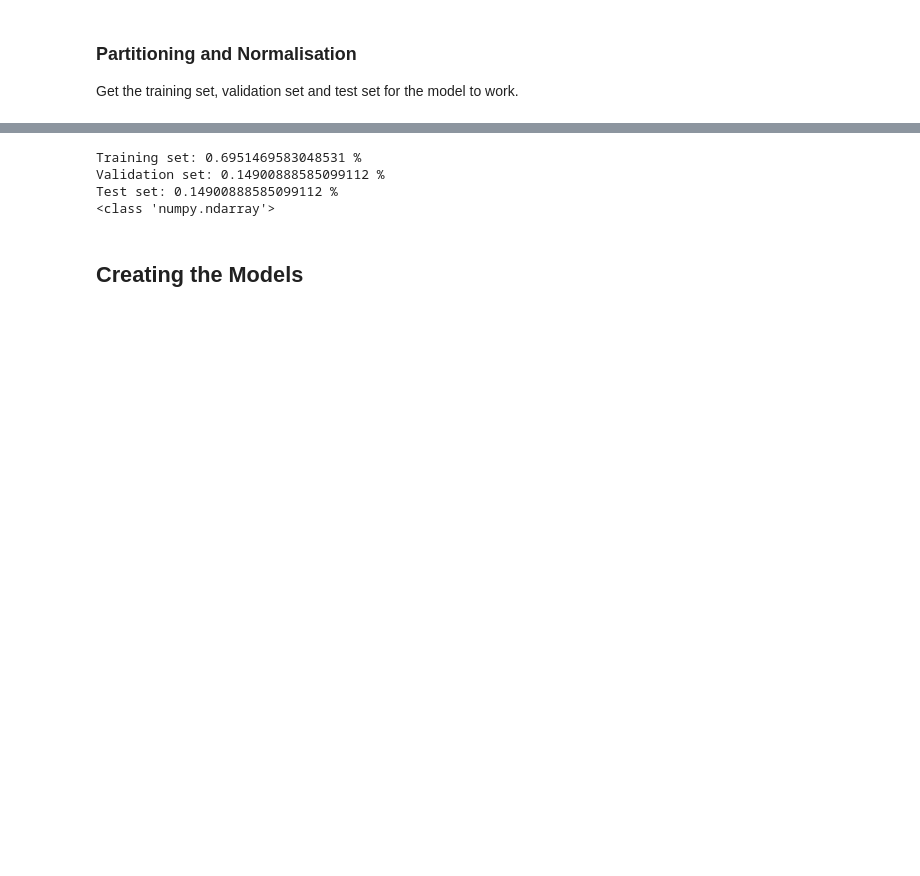
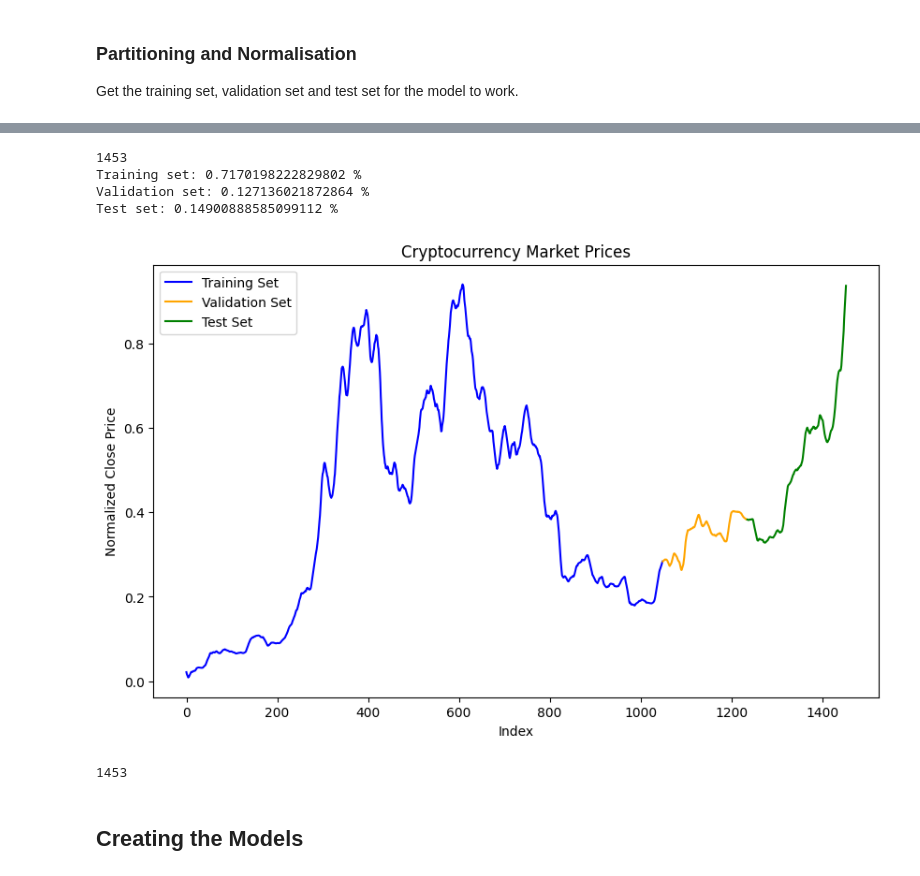
Before and after one commit to xLightless/uni-machine-learning, a Jupyter notebook: main.ipynb, the cells around one changed output, grey strips where cells are left out. Drawn from its saved outputs; the diff is of its cells as text; code cells hidden in the pictures; blank space fills up the shorter version.

```diff
--- a/main.ipynb
+++ b/main.ipynb
@@ -47,3 +56,11 @@ if __name__ == "__main__":
+# %%
+N_TIMESTEP = 10
+TEST_SIZE = 0.15
+UNITS = 128
+ACTIVATION_FUNCTION = "relu" # Non-linear
+RNN_ACTIVATION_FUNCTION = "sigmoid" # Linear
+RNN_OPTIMISER = "adam"
+LOSS_ERROR = "mse"
 # %% [markdown]
 # Preprocessing our data
 # %%
@@ -96,18 +151,16 @@ y = np.array(y)
 # %%
 # Split the data into Samples, steps, then features
-X = np.reshape(X, (X.shape[0], lookback, 1))
-
-train_size = 0.7
-test_size = 0.15
+X = np.reshape(X, (X.shape[0], N_TIMESTEP, 1))
+print(len(X))
 
 # Split the data into train, test and validation
 # First, split into train and test
 X_train, X_test, y_train, y_test = train_test_split(
-    X, y, test_size=test_size, shuffle=False
+    X, y, test_size=TEST_SIZE, shuffle=False
 )
 
-# Calculate remaining size for validation after allocating test set
-validation_size = (1.0 - train_size - test_size) / (1.0 - test_size)
+# Calc validation remainder: (0.15 * (1 - 0.15)) / (1 - 0.15)
+validation_size = (TEST_SIZE * (1.0 - TEST_SIZE)) / (1.0 - TEST_SIZE)
 
 # Split the remaining data into validation and new train sets
 X_train, X_validation, y_train, y_validation = train_test_split(
@@ -118,7 +171,7 @@ print("Training set:", len(X_train)/len(close), "%")
 print("Validation set:", len(X_validation)/len(close), "%")
 print("Test set:", len(X_test)/len(close), "%")
 # %% [output]
-Training set: 0.6951469583048531 %
-Validation set: 0.14900888585099112 %
+1453
+Training set: 0.7170198222829802 %
+Validation set: 0.127136021872864 %
 Test set: 0.14900888585099112 %
-<class 'numpy.ndarray'>
@@ -160,13 +178,41 @@ plt.legend()
+# %%
+import matplotlib.pyplot as plt
+
+# Calculate the indices for train, validation, and test sets
+train_start, train_end = 0, len(X_train) - 1
+validation_start, validation_end = len(X_train), len(X_train) + len(X_validation) - 1
+test_start, test_end = len(X_train) + len(X_validation), len(X_train) + len(X_validation) + len(X_test) - 1
+
+plt.figure(figsize=(10, 6))
+
+# Plot train set
+plt.plot(range(train_start, train_end + 1), np.mean(X_train[:, :, 0], axis=1), color='blue', label="Training Set")
+
+# Plot validation set
+plt.plot(range(validation_start, validation_end + 1), np.mean(X_validation[:, :, 0], axis=1), color='orange', label="Validation Set")
+
+# Plot test set
+plt.plot(range(test_start, test_end + 1), np.mean(X_test[:, :, 0], axis=1), color='green', label="Test Set")
+
+plt.xlabel('Index')
+plt.ylabel('Normalized Close Price')
+plt.title("Cryptocurrency Market Prices")
+plt.legend()
+plt.show()
+# %% [output]
+[figure, added]
 # %%
 # # Visualise the data:
-# target_variable = 'Next Close'
-# X_reshaped = np.reshape(X, (X.shape[0], -1))
-# X_df = pd.DataFrame(X_reshaped, columns=[f"Close_{i}" for i in range(X.shape[1])])
-# y_df = pd.DataFrame(y, columns=[target_variable])
-# data_df = pd.concat([X_df, y_df], axis=1)
+target_variable = 'Next Close'
+X_reshaped = np.reshape(X, (X.shape[0], -1))
+X_df = pd.DataFrame(X_reshaped, columns=[f"Close_{i}" for i in range(X.shape[1])])
+y_df = pd.DataFrame(y, columns=[target_variable])
+data_df = pd.concat([X_df, y_df], axis=1)
 
-# # Display the DataFrame
-# print(data_df)
+# Display the DataFrame
+print(len(data_df[target_variable]))
+# %% [output]
+1453
 # %% [markdown]
 ## Creating the Models
 # %%
```
Also changed, not shown: parts of 10 cells of this notebook.
